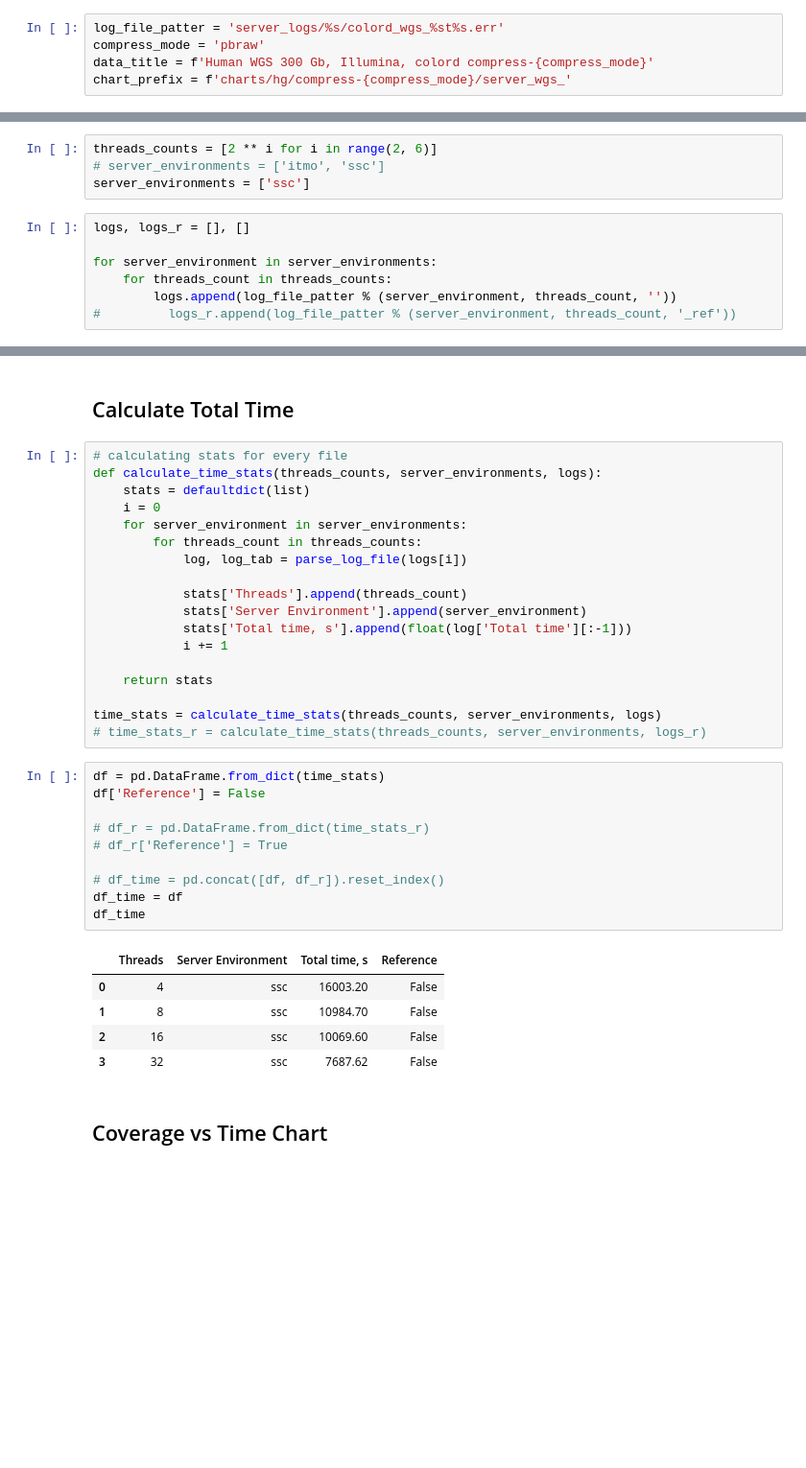
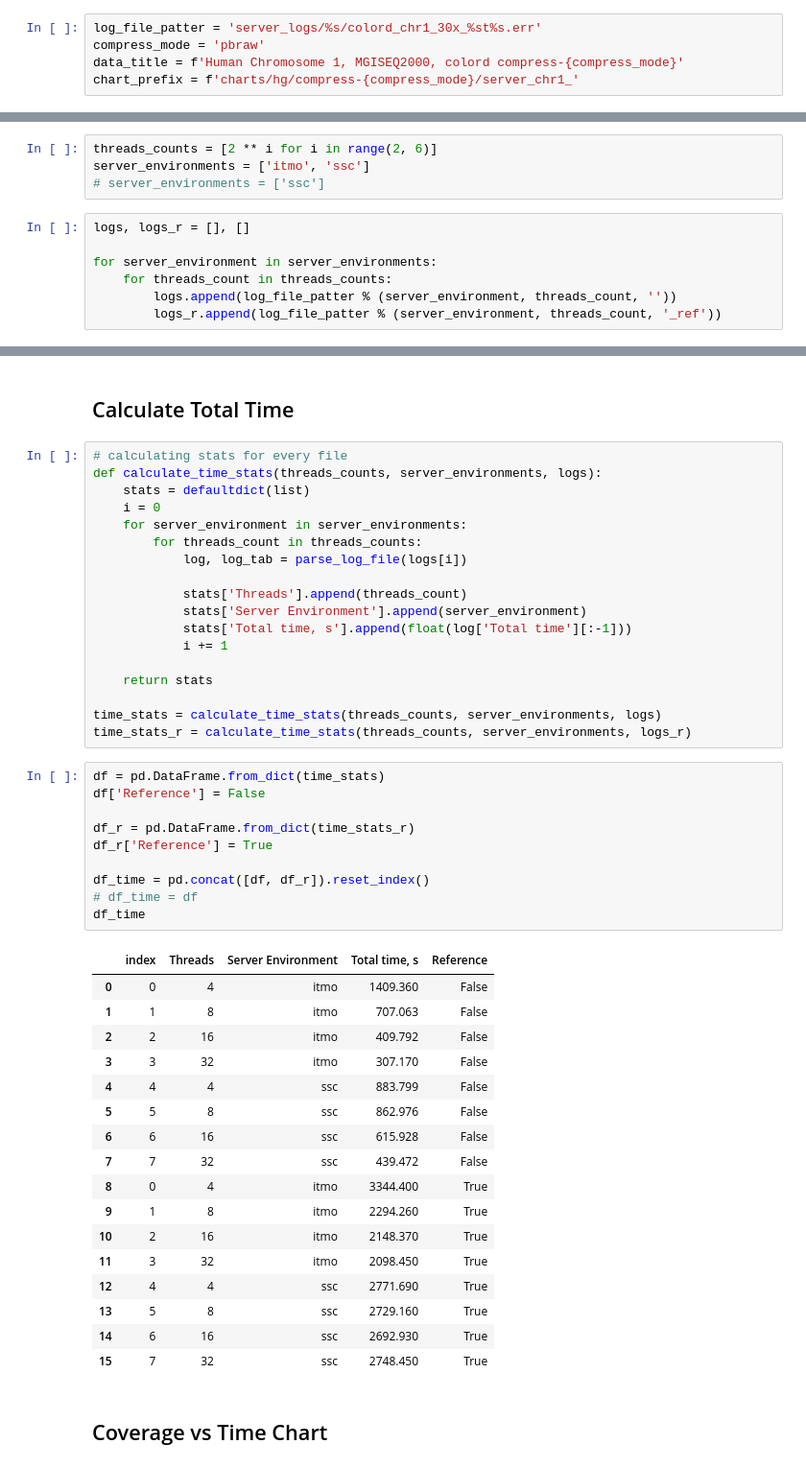
Before and after one commit to oxygen311/colord-reference-tests, a Jupyter notebook: Server Charts.ipynb, the cells around one changed output, grey strips where cells are left out. Shown at 96% size. Saved outputs shown, nothing was run; the diff lists cells and outputs as text; blank space fills up the shorter version.

```diff
--- a/Server Charts.ipynb
+++ b/Server Charts.ipynb
@@ -45,23 +45,23 @@ plt.rcParams['figure.dpi'] = 100
 | 40745     | NT_187368.1  | Homo sapiens chromosome 1 unlocalized genomic scaffold HSCHR1_CTG8_UNLOCALIZED |
 | 41717     | NT_187369.1  | Homo sapiens chromosome 1 unlocalized genomic scaffold HSCHR1_CTG9_UNLOCALIZED |
 # %%
-log_file_patter = 'server_logs/%s/colord_wgs_%st%s.err'
+log_file_patter = 'server_logs/%s/colord_chr1_30x_%st%s.err'
 compress_mode = 'pbraw'
-data_title = f'Human WGS 300 Gb, Illumina, colord compress-{compress_mode}'
-chart_prefix = f'charts/hg/compress-{compress_mode}/server_wgs_'
+data_title = f'Human Chromosome 1, MGISEQ2000, colord compress-{compress_mode}'
+chart_prefix = f'charts/hg/compress-{compress_mode}/server_chr1_'
 # %% [markdown]
 ## Collect `CoLoRd` logs for all files
 # %%
 threads_counts = [2 ** i for i in range(2, 6)]
-# server_environments = ['itmo', 'ssc']
-server_environments = ['ssc']
+server_environments = ['itmo', 'ssc']
+# server_environments = ['ssc']
 # %%
 logs, logs_r = [], []
 
 for server_environment in server_environments:
     for threads_count in threads_counts:
         logs.append(log_file_patter % (server_environment, threads_count, ''))
-#         logs_r.append(log_file_patter % (server_environment, threads_count, '_ref'))
+        logs_r.append(log_file_patter % (server_environment, threads_count, '_ref'))
 # %% [markdown]
 ## Parsing log code
 # %%
@@ -97,23 +97,35 @@ def calculate_time_stats(threads_counts, server_environments, logs):
     return stats
 
 time_stats = calculate_time_stats(threads_counts, server_environments, logs)
-# time_stats_r = calculate_time_stats(threads_counts, server_environments, logs_r)
+time_stats_r = calculate_time_stats(threads_counts, server_environments, logs_r)
 # %%
 df = pd.DataFrame.from_dict(time_stats)
 df['Reference'] = False
 
-# df_r = pd.DataFrame.from_dict(time_stats_r)
-# df_r['Reference'] = True
+df_r = pd.DataFrame.from_dict(time_stats_r)
+df_r['Reference'] = True
 
-# df_time = pd.concat([df, df_r]).reset_index()
-df_time = df
+df_time = pd.concat([df, df_r]).reset_index()
+# df_time = df
 df_time
 # %% [output]
-|  | Threads | Server Environment | Total time, s | Reference |
-| 0 | 4 | ssc | 16003.20 | False |
-| 1 | 8 | ssc | 10984.70 | False |
-| 2 | 16 | ssc | 10069.60 | False |
-| 3 | 32 | ssc | 7687.62 | False |
+|  | index | Threads | Server Environment | Total time, s | Reference |
+| 0 | 0 | 4 | itmo | 1409.360 | False |
+| 1 | 1 | 8 | itmo | 707.063 | False |
+| 2 | 2 | 16 | itmo | 409.792 | False |
+| 3 | 3 | 32 | itmo | 307.170 | False |
+| 4 | 4 | 4 | ssc | 883.799 | False |
+| 5 | 5 | 8 | ssc | 862.976 | False |
+| 6 | 6 | 16 | ssc | 615.928 | False |
+| 7 | 7 | 32 | ssc | 439.472 | False |
+| 8 | 0 | 4 | itmo | 3344.400 | True |
+| 9 | 1 | 8 | itmo | 2294.260 | True |
+| 10 | 2 | 16 | itmo | 2148.370 | True |
+| 11 | 3 | 32 | itmo | 2098.450 | True |
+| 12 | 4 | 4 | ssc | 2771.690 | True |
+| 13 | 5 | 8 | ssc | 2729.160 | True |
+| 14 | 6 | 16 | ssc | 2692.930 | True |
+| 15 | 7 | 32 | ssc | 2748.450 | True |
 # %% [markdown]
 ## Coverage vs Time Chart
 # %%
```
Also changed, not shown: parts of 1 cell of this notebook.
